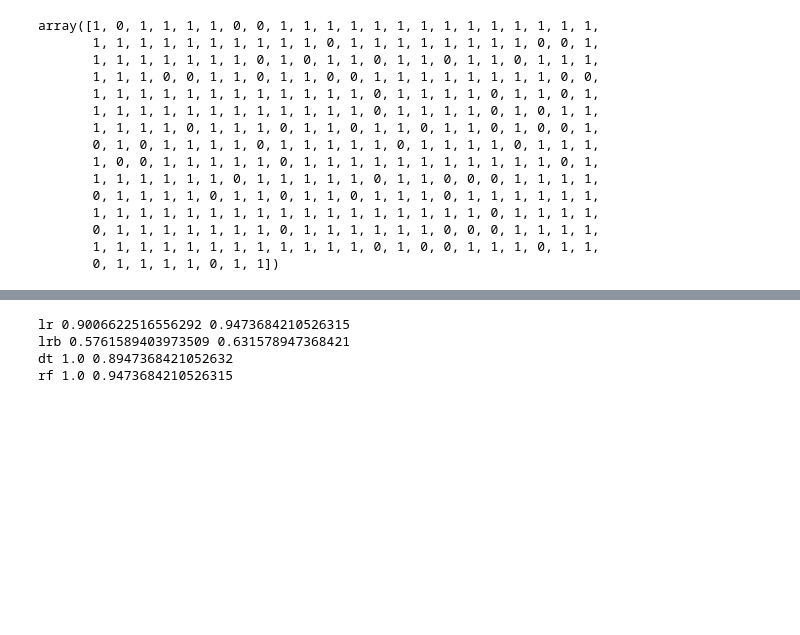
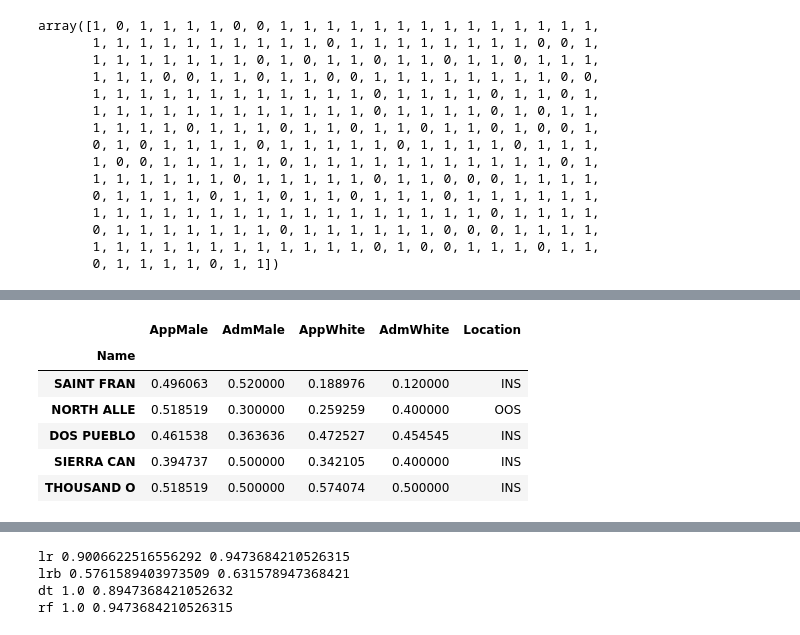
Before and after one commit to surajrampure/281a-final-project, a Jupyter notebook: final project.ipynb, the cells around one changed output, grey strips where cells are left out. Drawn from its saved outputs; the diff is of its cells as text; code cells hidden in the pictures; blank space fills up the shorter version.

```diff
--- a/final project.ipynb
+++ b/final project.ipynb
@@ -431,3 +466,20 @@ df_merged
 | WESTVIEW HIGH SCHOOL52986 | 0.535032 | 0.548387 | 0.229299 | 0.161290 | INS | ... |
 | WHITNEY M YOUNG MAGNET HS141383 | 0.406250 | 0.625000 | 0.406250 | 0.500000 | OOS | ... |
 189 rows × 6 columns
+# %%
+df_export = df_merged.copy()
+# %%
+df_export.index.name = 'Name'
+df_export = df_export.iloc[:, :-1]
+df_export.index = df_export.index.to_series().str[:10]
+df_export.columns = ['AppMale', 'AdmMale', 'AppWhite', 'AdmWhite', 'Location']
+# %%
+df_export.sample(5, random_state=53)
+# %% [output]
+|  | AppMale | AdmMale | AppWhite | AdmWhite | Location |
+| Name |  |  |  |  |  |
+| SAINT FRAN | 0.496063 | 0.520000 | 0.188976 | 0.120000 | INS |
+| NORTH ALLE | 0.518519 | 0.300000 | 0.259259 | 0.400000 | OOS |
+| DOS PUEBLO | 0.461538 | 0.363636 | 0.472527 | 0.454545 | INS |
+| SIERRA CAN | 0.394737 | 0.500000 | 0.342105 | 0.400000 | INS |
+| THOUSAND O | 0.518519 | 0.500000 | 0.574074 | 0.500000 | INS |
```
Also changed, not shown: parts of 50 cells of this notebook, 2 other files.
